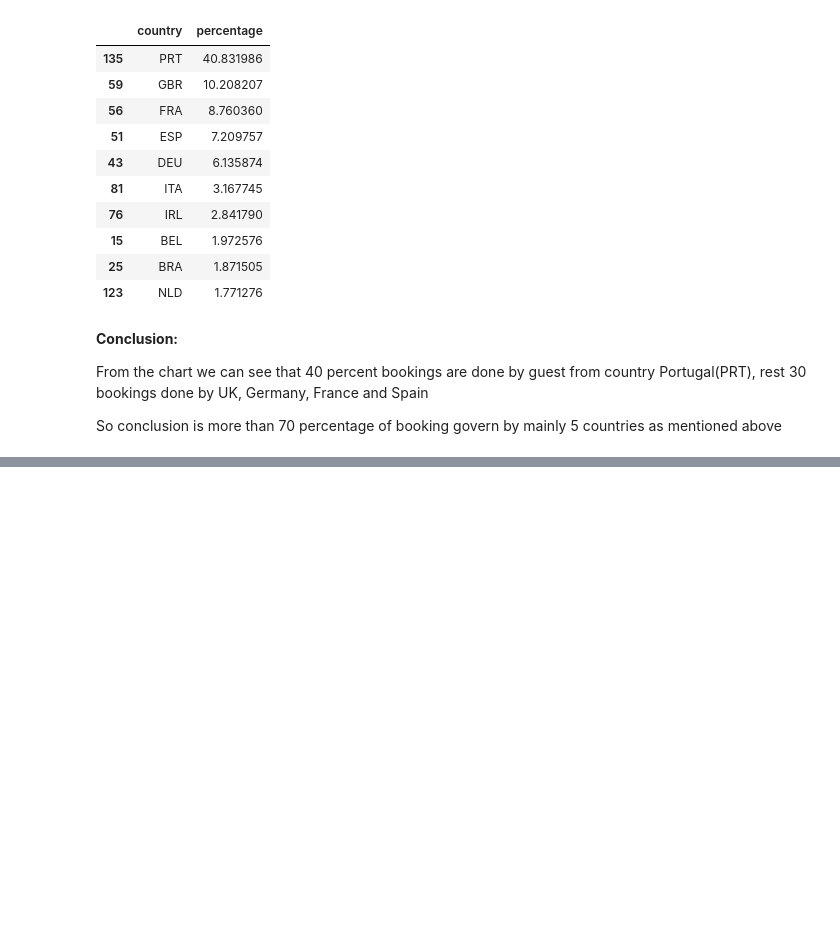
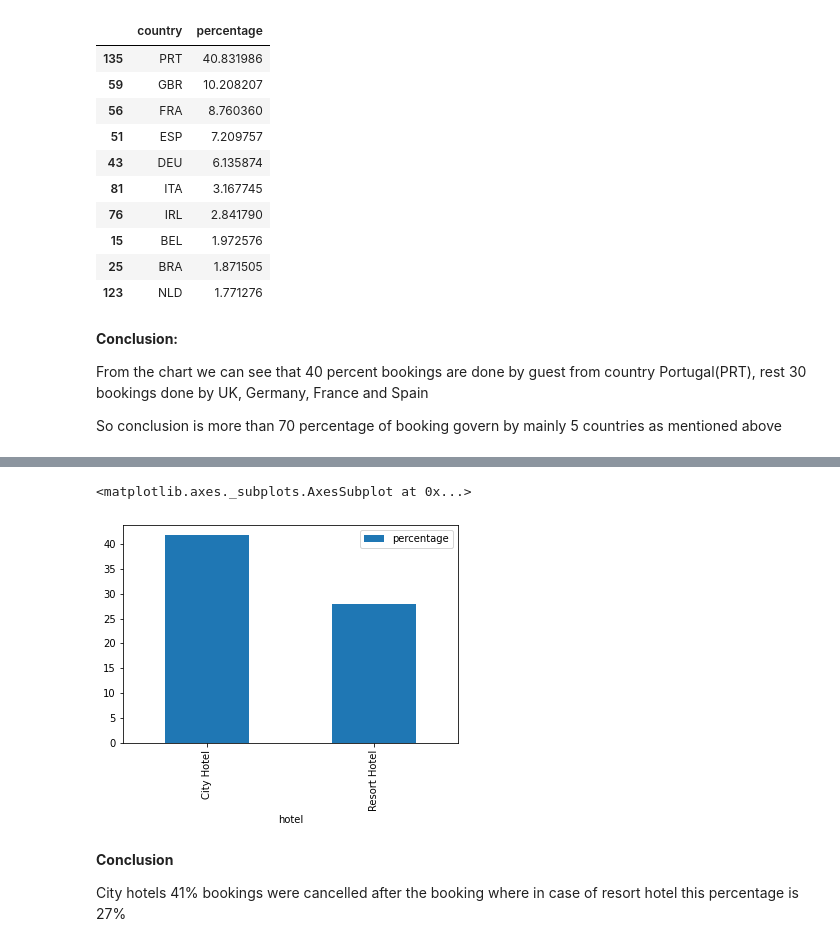
Before and after one commit to NV1511/Hotel-Booking-Data-Analysis, a Jupyter notebook: Capstone_Project_Hotel_Booking_Analysis.ipynb, the cells around one changed output, grey strips where cells are left out. Cells and saved outputs as stored; diff of their text form; code cells hidden in the pictures; blank space fills up the shorter version.

```diff
--- a/Capstone_Project_Hotel_Booking_Analysis.ipynb
+++ b/Capstone_Project_Hotel_Booking_Analysis.ipynb
@@ -401,0 +481,9 @@ So conclusion is more than 70 percentage of booking govern by mainly 5 countries
+# %%
+Cancellation.plot.bar(x='hotel',y='percentage')
+# %% [output]
+<matplotlib.axes._subplots.AxesSubplot at 0x...>
+[figure, added]
+# %% [markdown]
+**Conclusion**
+
+City hotels 41% bookings were cancelled after the booking where in case of resort hotel this percentage is 27%
```
Also changed, not shown: parts of 11 cells of this notebook.
